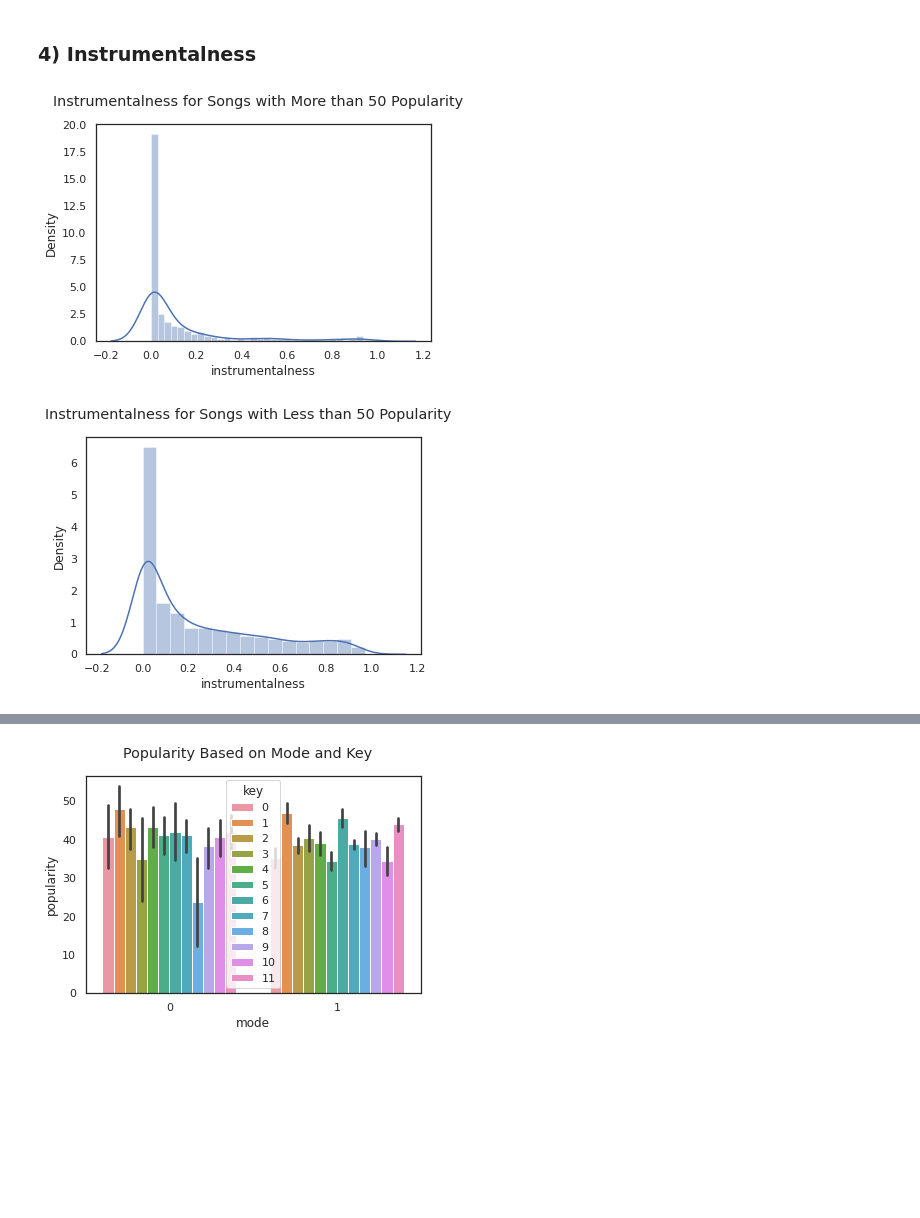
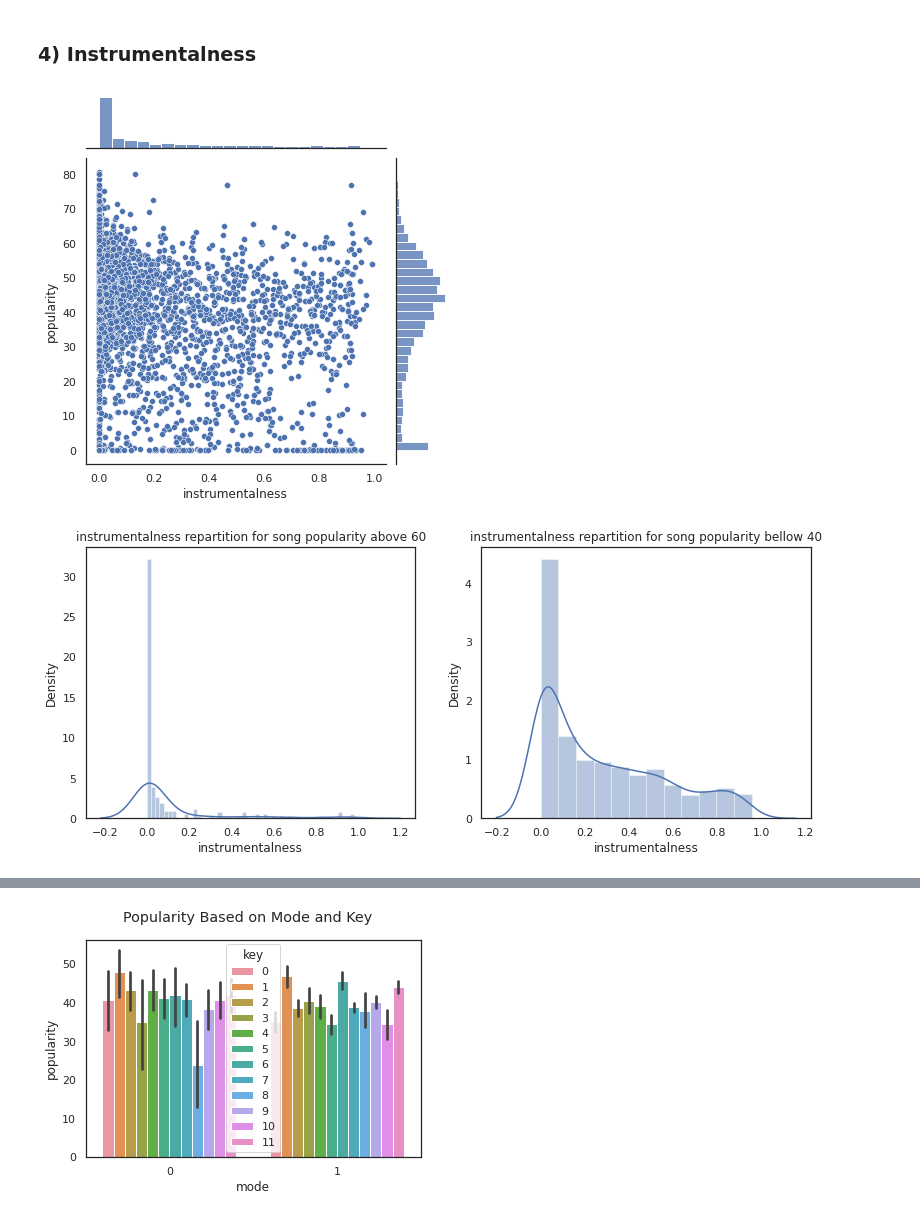
Before and after one commit to bastiendlf/Kaggle-Spotify-SDATA, a Jupyter notebook: EXERCICE_2_VISUALIZATION.ipynb, the cells around one changed output, grey strips where cells are left out. Cells and saved outputs as stored; diff of their text form; code cells hidden in the pictures; blank space fills up the shorter version.

```diff
--- a/EXERCICE_2_VISUALIZATION.ipynb
+++ b/EXERCICE_2_VISUALIZATION.ipynb
@@ -146,14 +141,2 @@ plt.show()
 # %% [markdown]
 ### 4) Instrumentalness
-# %%
-sns.distplot(popular_above_50['instrumentalness'])
-plt.suptitle('Instrumentalness for Songs with More than 50 Popularity')
-plt.show()
-# %% [output]
-[figure, removed]
-# %%
-sns.distplot(popular_below_50['instrumentalness'])
-plt.suptitle('Instrumentalness for Songs with Less than 50 Popularity')
-plt.show()
-# %% [output]
-[figure, removed]
@@ -163,0 +143,7 @@ plt.show()
+# %%
+sns.jointplot(x = 'instrumentalness', y = 'popularity', data = df)
+plt.show()
+compare_popularity_on_feature('instrumentalness', popular_above_ceil, popular_below_floor)
+# %% [output]
+[figure, added]
+[figure, added]
```
Also changed, not shown: parts of 40 cells of this notebook.
